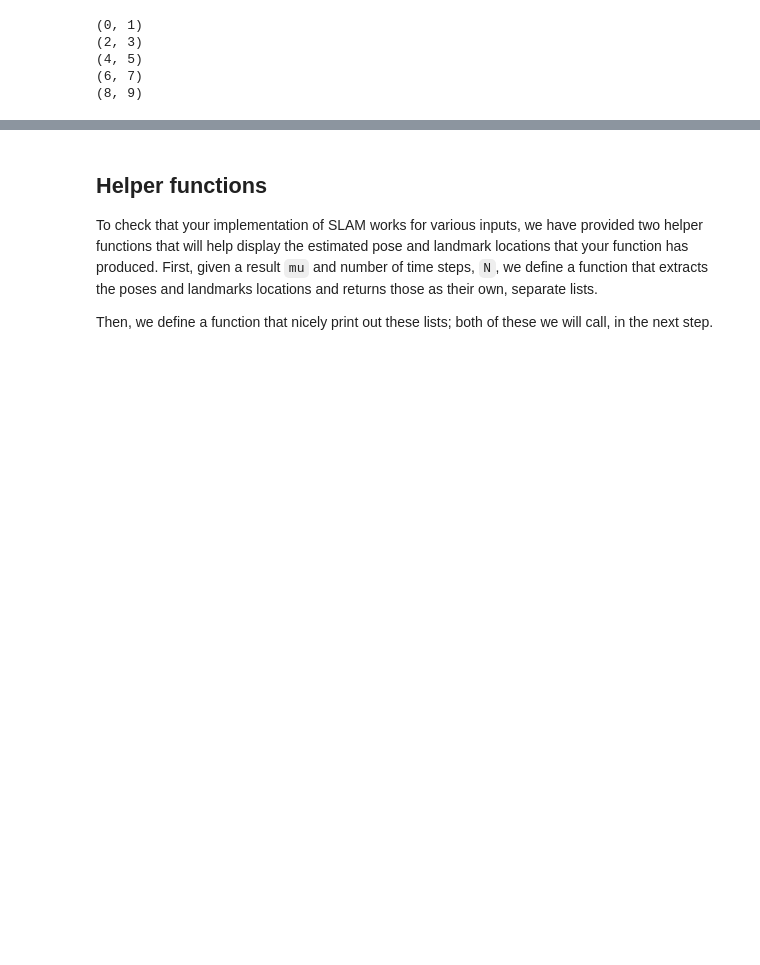
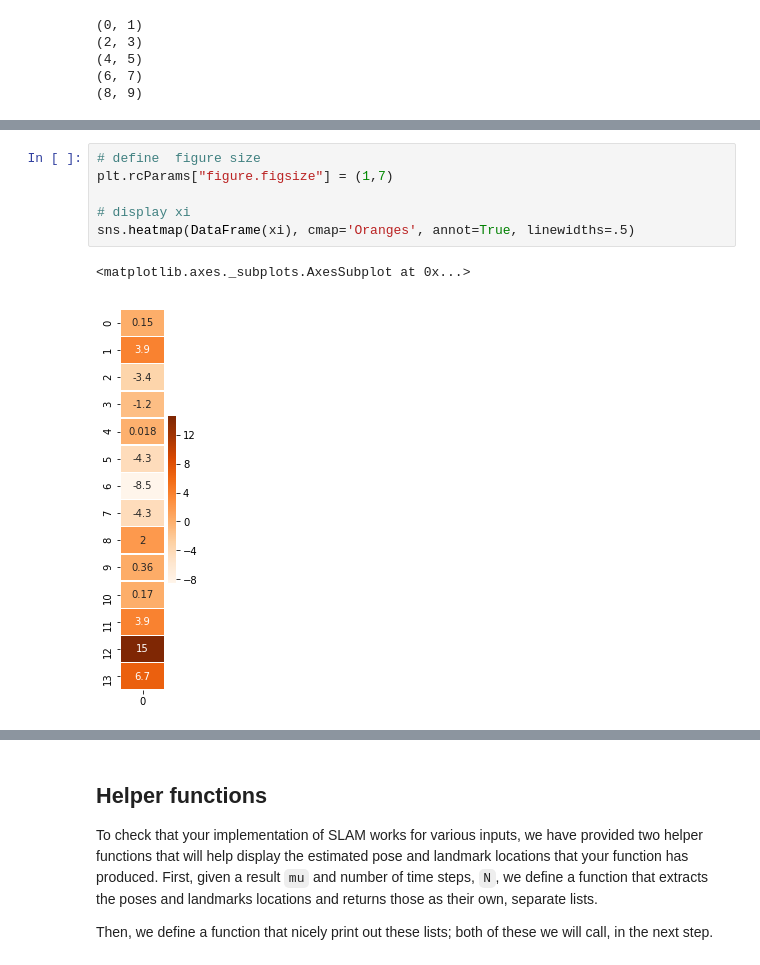
Before and after one commit to anurag89sharma/udacity, a Jupyter notebook: cv-nanodegree/LandMark_Detection_and_Tracking-SLAM/3. Landmark Detection and Tracking.ipynb, the cells around one changed output, grey strips where cells are left out. Saved outputs shown, nothing was run; the diff lists cells and outputs as text; blank space fills up the shorter version.

```diff
--- a/cv-nanodegree/LandMark_Detection_and_Tracking-SLAM/3. Landmark Detection and Tracking.ipynb
+++ b/cv-nanodegree/LandMark_Detection_and_Tracking-SLAM/3. Landmark Detection and Tracking.ipynb
@@ -335,0 +332,9 @@ sns.heatmap(DataFrame(omega), cmap='Blues', annot=True, linewidths=.5)
+# %%
+# define  figure size
+plt.rcParams["figure.figsize"] = (1,7)
+
+# display xi
+sns.heatmap(DataFrame(xi), cmap='Oranges', annot=True, linewidths=.5)
+# %% [output]
+<matplotlib.axes._subplots.AxesSubplot at 0x...>
+[figure, added]
```
Also changed, not shown: parts of 13 cells of this notebook.
